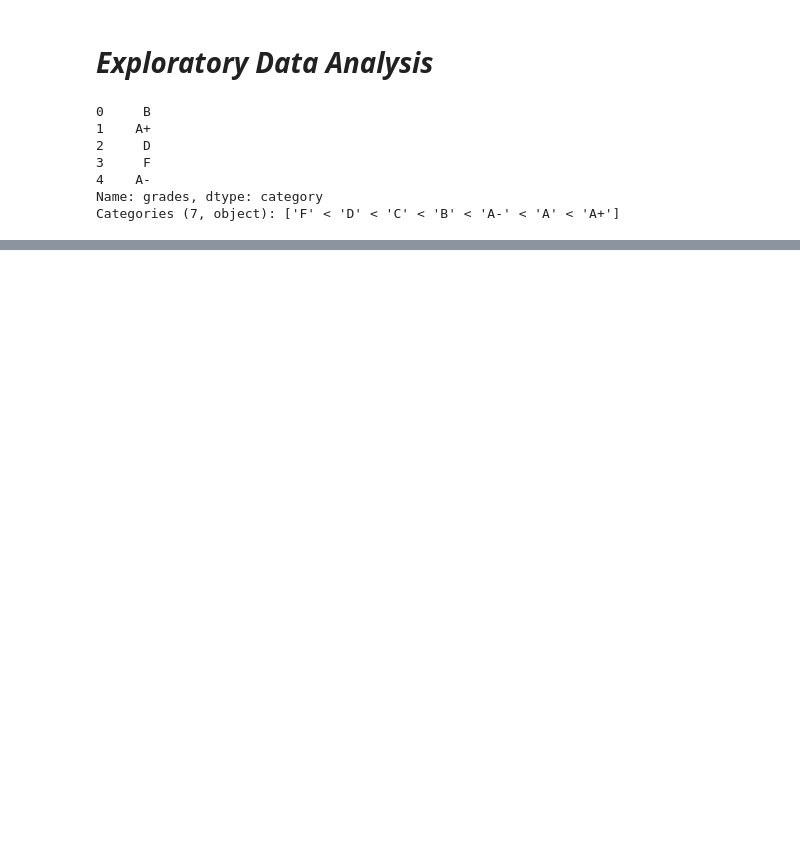
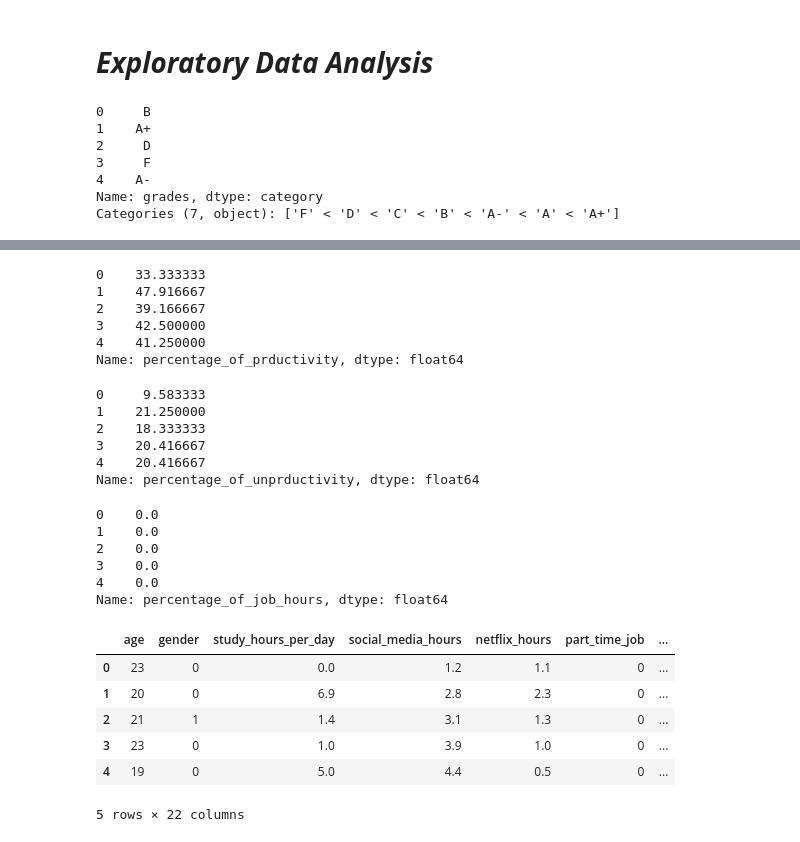
Before and after one commit to saidulislam2003/Student-Habits-and-Academic-Performance-Python, a Jupyter notebook: studentperformance.ipynb, the cells around one changed output, grey strips where cells are left out. Drawn from its saved outputs; the diff is of its cells as text; code cells hidden in the pictures; blank space fills up the shorter version.

```diff
--- a/studentperformance.ipynb
+++ b/studentperformance.ipynb
@@ -235,3 +242,8 @@ df['grades'].head()
 4    A-
 Name: grades, dtype: category
 Categories (7, object): ['F' < 'D' < 'C' < 'B' < 'A-' < 'A' < 'A+']
+# %%
+df['productive_hours'] = df['study_hours_per_day'] + df['sleep_hours']
+df['unproductive_hours'] = df['social_media_hours'] + df['netflix_hours']
+df.loc[df['part_time_job'] == 1, 'job_hours'] = 3
+df.loc[df['part_time_job'] == 0, 'job_hours'] = 0
@@ -238,2 +265,41 @@ Categories (7, object): ['F' < 'D' < 'C' < 'B' < 'A-' < 'A' < 'A+']
+# %%
+df['percentage_of_prductivity'] = (df['productive_hours'] / 24) * 100
+df['percentage_of_unprductivity'] = (df['unproductive_hours'] / 24) * 100
+df['percentage_of_job_hours'] = (df['job_hours'] / 24) * 100
+# %%
+df['percentage_of_prductivity'].head()
+# %% [output]
+0    33.333333
+1    47.916667
+2    39.166667
+3    42.500000
+4    41.250000
+Name: percentage_of_prductivity, dtype: float64
+# %%
+df['percentage_of_unprductivity'].head()
+# %% [output]
+0     9.583333
+1    21.250000
+2    18.333333
+3    20.416667
+4    20.416667
+Name: percentage_of_unprductivity, dtype: float64
+# %%
+df['percentage_of_job_hours'].head()
+# %% [output]
+0    0.0
+1    0.0
+2    0.0
+3    0.0
+4    0.0
+Name: percentage_of_job_hours, dtype: float64
 # %%
-df['productive_hours_per_Day']
+df.head()
+# %% [output]
+|  | age | gender | study_hours_per_day | social_media_hours | netflix_hours | part_time_job | ... |
+| 0 | 23 | 0 | 0.0 | 1.2 | 1.1 | 0 | ... |
+| 1 | 20 | 0 | 6.9 | 2.8 | 2.3 | 0 | ... |
+| 2 | 21 | 1 | 1.4 | 3.1 | 1.3 | 0 | ... |
+| 3 | 23 | 0 | 1.0 | 3.9 | 1.0 | 0 | ... |
+| 4 | 19 | 0 | 5.0 | 4.4 | 0.5 | 0 | ... |
+5 rows × 22 columns
```
Also changed, not shown: parts of 11 cells of this notebook, 3 other files.
